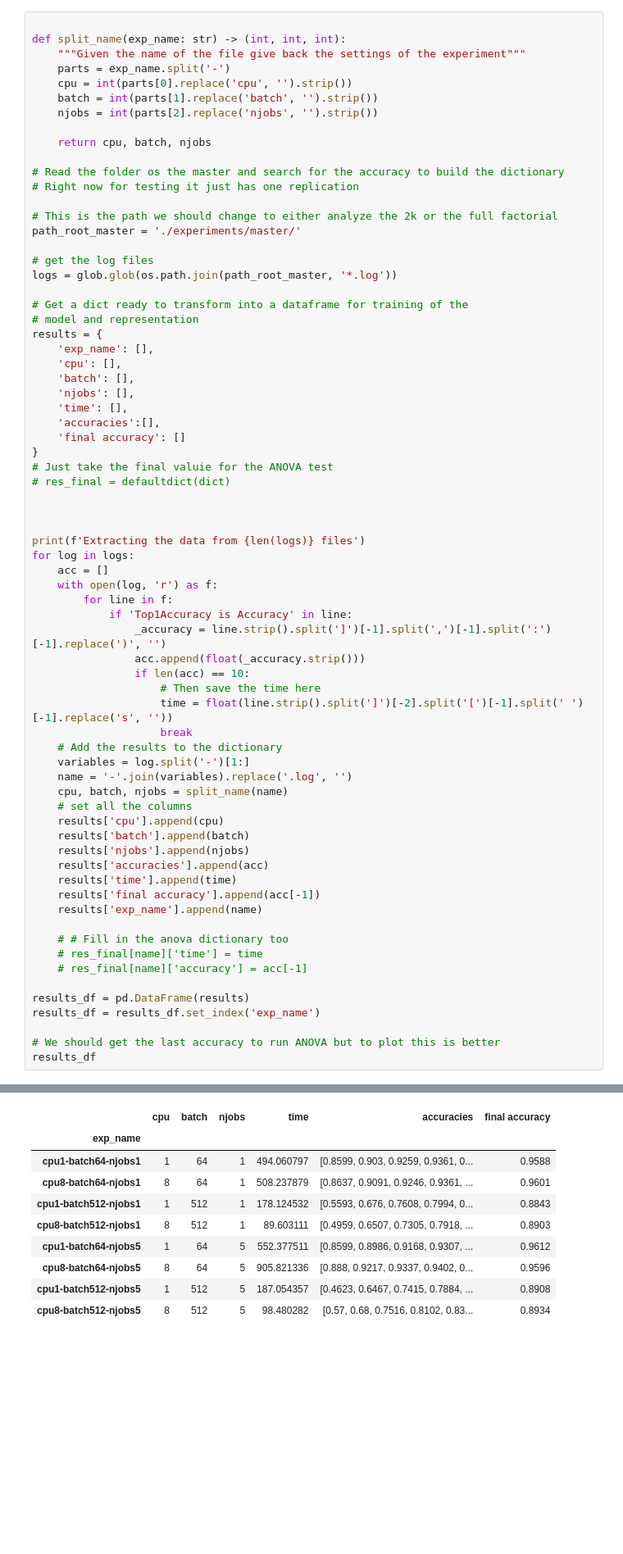
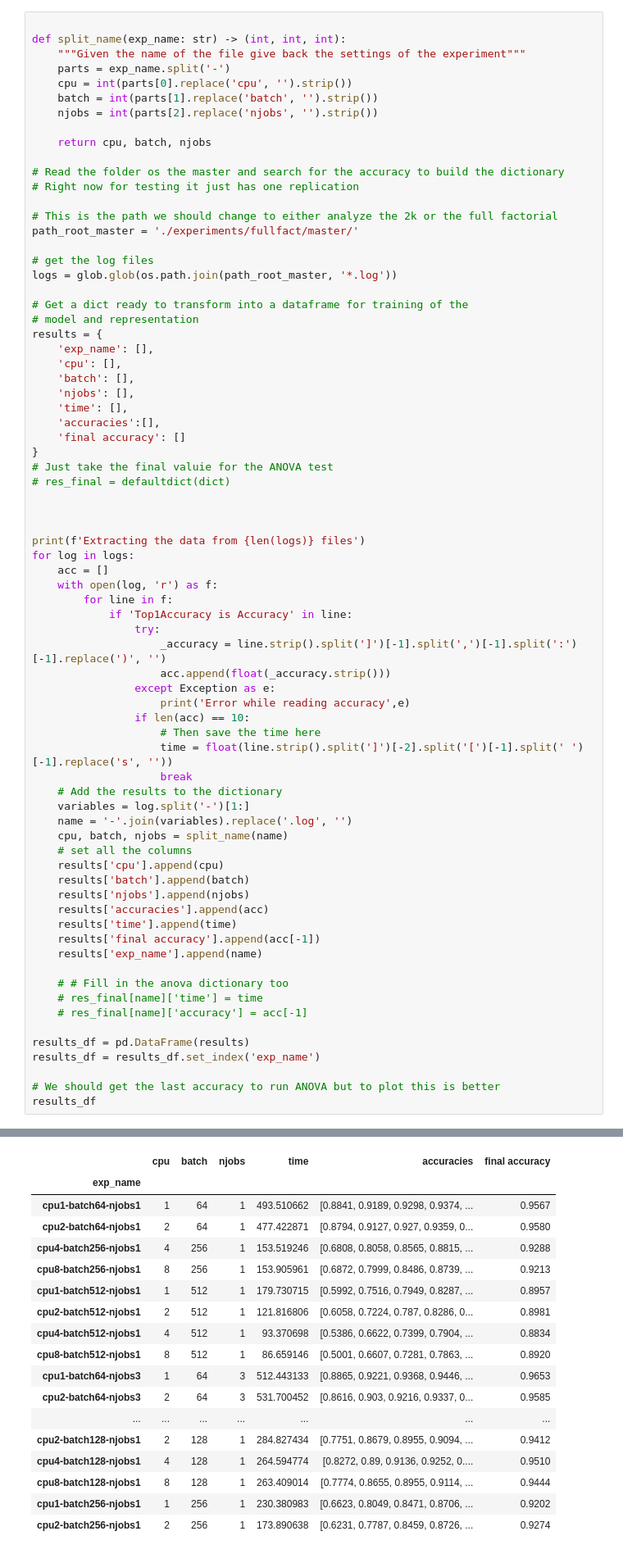
Before and after one commit to sharwinbobde/Courier-BigDL-Study, a Jupyter notebook: experiment-results.ipynb, the cells around one changed output, grey strips where cells are left out. Shown at 82% size. Drawn from its saved outputs; the diff is of its cells as text; blank space fills up the shorter version.

Commit message:
processed fullfact and created predictor and plots

```diff
--- a/experiment-results.ipynb
+++ b/experiment-results.ipynb
@@ -75,7 +79,7 @@ def split_name(exp_name: str) -> (int, int, int):
 # Right now for testing it just has one replication
 
 # This is the path we should change to either analyze the 2k or the full factorial
-path_root_master = './experiments/master/'
+path_root_master = './experiments/fullfact/master/'
 
 # get the log files
 logs = glob.glob(os.path.join(path_root_master, '*.log'))
@@ -102,8 +106,11 @@ for log in logs:
     with open(log, 'r') as f:
         for line in f:
             if 'Top1Accuracy is Accuracy' in line:
-                _accuracy = line.strip().split(']')[-1].split(',')[-1].split(':')[-1].replace(')', '')
-                acc.append(float(_accuracy.strip()))
+                try:
+                    _accuracy = line.strip().split(']')[-1].split(',')[-1].split(':')[-1].replace(')', '')
+                    acc.append(float(_accuracy.strip()))
+                except Exception as e:
+                    print('Error while reading accuracy',e)
                 if len(acc) == 10:
                     # Then save the time here
                     time = float(line.strip().split(']')[-2].split('[')[-1].split(' ')[-1].replace('s', ''))
@@ -135,12 +143,20 @@ Extracting the data from 8 files
 |  | cpu | batch | njobs | time | accuracies | final accuracy |
 | exp_name |  |  |  |  |  |  |
-| cpu1-batch64-njobs1 | 1 | 64 | 1 | 494.060797 | [0.8599, 0.903, 0.9259, 0.9361, 0... | 0.9588 |
-| cpu8-batch64-njobs1 | 8 | 64 | 1 | 508.237879 | [0.8637, 0.9091, 0.9246, 0.9361, ... | 0.9601 |
-| cpu1-batch512-njobs1 | 1 | 512 | 1 | 178.124532 | [0.5593, 0.676, 0.7608, 0.7994, 0... | 0.8843 |
-| cpu8-batch512-njobs1 | 8 | 512 | 1 | 89.603111 | [0.4959, 0.6507, 0.7305, 0.7918, ... | 0.8903 |
-| cpu1-batch64-njobs5 | 1 | 64 | 5 | 552.377511 | [0.8599, 0.8986, 0.9168, 0.9307, ... | 0.9612 |
-| cpu8-batch64-njobs5 | 8 | 64 | 5 | 905.821336 | [0.888, 0.9217, 0.9337, 0.9402, 0... | 0.9596 |
-| cpu1-batch512-njobs5 | 1 | 512 | 5 | 187.054357 | [0.4623, 0.6467, 0.7415, 0.7884, ... | 0.8908 |
-| cpu8-batch512-njobs5 | 8 | 512 | 5 | 98.480282 | [0.57, 0.68, 0.7516, 0.8102, 0.83... | 0.8934 |
+| cpu1-batch64-njobs1 | 1 | 64 | 1 | 493.510662 | [0.8841, 0.9189, 0.9298, 0.9374, ... | 0.9567 |
+| cpu2-batch64-njobs1 | 2 | 64 | 1 | 477.422871 | [0.8794, 0.9127, 0.927, 0.9359, 0... | 0.9580 |
+| cpu4-batch256-njobs1 | 4 | 256 | 1 | 153.519246 | [0.6808, 0.8058, 0.8565, 0.8815, ... | 0.9288 |
+| cpu8-batch256-njobs1 | 8 | 256 | 1 | 153.905961 | [0.6872, 0.7999, 0.8486, 0.8739, ... | 0.9213 |
+| cpu1-batch512-njobs1 | 1 | 512 | 1 | 179.730715 | [0.5992, 0.7516, 0.7949, 0.8287, ... | 0.8957 |
+| cpu2-batch512-njobs1 | 2 | 512 | 1 | 121.816806 | [0.6058, 0.7224, 0.787, 0.8286, 0... | 0.8981 |
+| cpu4-batch512-njobs1 | 4 | 512 | 1 | 93.370698 | [0.5386, 0.6622, 0.7399, 0.7904, ... | 0.8834 |
+| cpu8-batch512-njobs1 | 8 | 512 | 1 | 86.659146 | [0.5001, 0.6607, 0.7281, 0.7863, ... | 0.8920 |
+| cpu1-batch64-njobs3 | 1 | 64 | 3 | 512.443133 | [0.8865, 0.9221, 0.9368, 0.9446, ... | 0.9653 |
+| cpu2-batch64-njobs3 | 2 | 64 | 3 | 531.700452 | [0.8616, 0.903, 0.9216, 0.9337, 0... | 0.9585 |
+| ... | ... | ... | ... | ... | ... | ... |
+| cpu2-batch128-njobs1 | 2 | 128 | 1 | 284.827434 | [0.7751, 0.8679, 0.8955, 0.9094, ... | 0.9412 |
+| cpu4-batch128-njobs1 | 4 | 128 | 1 | 264.594774 | [0.8272, 0.89, 0.9136, 0.9252, 0.... | 0.9510 |
+| cpu8-batch128-njobs1 | 8 | 128 | 1 | 263.409014 | [0.7774, 0.8655, 0.8955, 0.9114, ... | 0.9444 |
+| cpu1-batch256-njobs1 | 1 | 256 | 1 | 230.380983 | [0.6623, 0.8049, 0.8471, 0.8706, ... | 0.9202 |
+| cpu2-batch256-njobs1 | 2 | 256 | 1 | 173.890638 | [0.6231, 0.7787, 0.8459, 0.8726, ... | 0.9274 |
 # %%
 results_df.loc['cpu8-batch512-njobs5', 'time']
```
Also changed, not shown: parts of 22 cells of this notebook, 1 other file.
